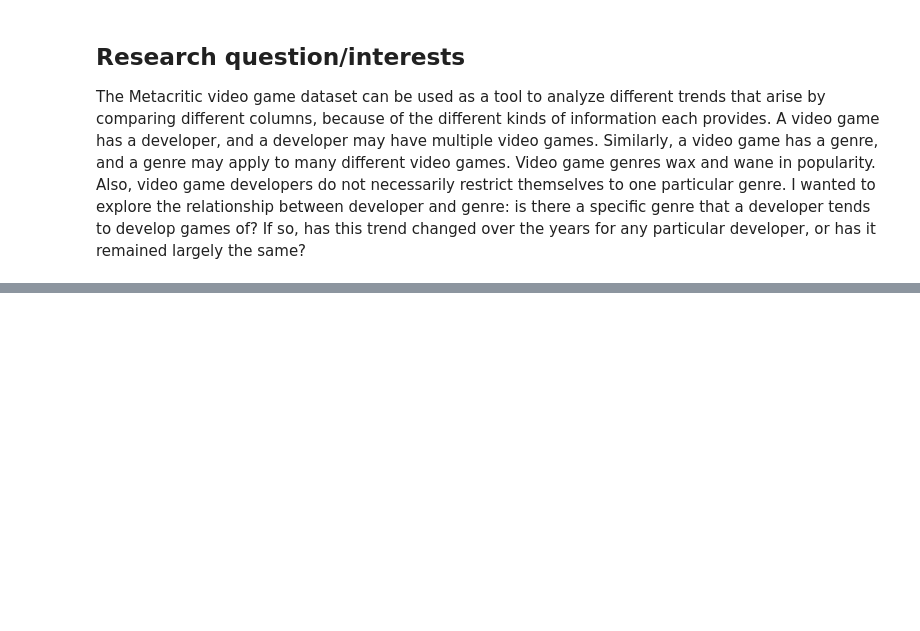
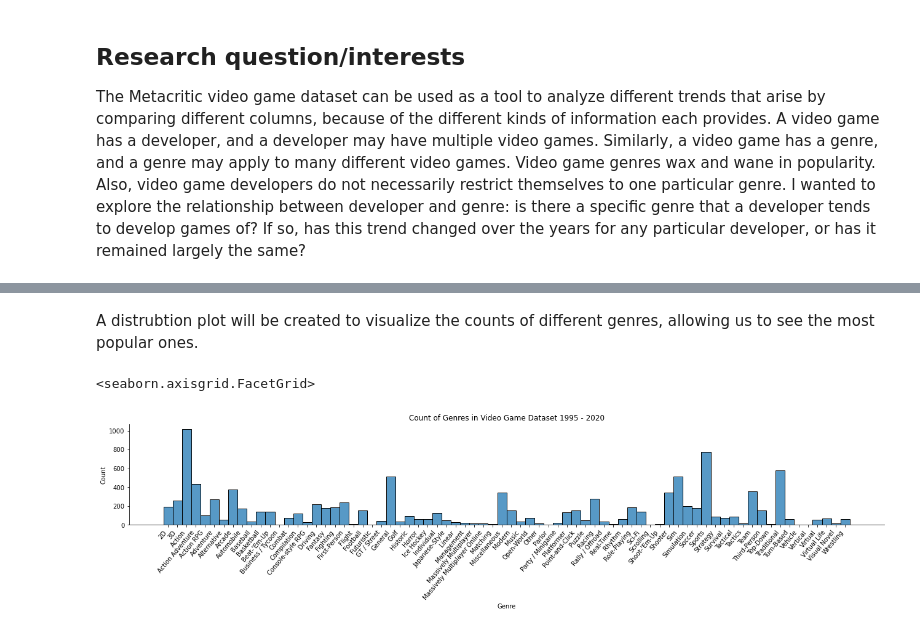
Before and after one commit to ubco-W2022T1-cosc301/project-group07, a Jupyter notebook: notebooks/analysis2.ipynb, the cells around one changed output, grey strips where cells are left out. Drawn from its saved outputs; the diff is of its cells as text; code cells hidden in the pictures; blank space fills up the shorter version.

Commit message:
Updated analysis2.ipynb and created project_functions2.py

```diff
--- a/notebooks/analysis2.ipynb
+++ b/notebooks/analysis2.ipynb
@@ -29,0 +138,5 @@ print(df)
+# %%
+import project_functions2 as pf2
+
+df = pf2.load_and_process(r"../data/processed/games-data-processed.csv")
+df.head(15)
@@ -29,0 +168,10 @@ print(df)
+# %%
+# selecting specific genres
+list_genres = df["Genre"].value_counts().iloc[:75].rename_axis("Genre").reset_index(name='count')
+df = df.loc[df["Genre"].isin(list_genres["Genre"])]
+
+# selecting specific developers
+list_devs = df["Developer"].value_counts().iloc[:30].rename_axis("Developer").reset_index(name='count')
+df = df.loc[df["Developer"].isin(list_devs["Developer"])]
+
+df.head(15)
@@ -29,0 +195,13 @@ print(df)
+# %% [markdown]
+A distrubtion plot will be created to visualize the counts of different genres, allowing us to see the most popular ones.
+# %%
+# sort genre alphabetically
+df = df.sort_values("Genre")
+
+# plot distribution of genres
+genre_plot = sns.displot(data=df, x=df["Genre"], height=3, aspect=6)
+genre_plot.set(xlabel="Genre", ylabel="Count", title="Count of Genres in Video Game Dataset 1995 - 2020")
+genre_plot.set_xticklabels(rotation=50, ha="right")
+# %% [output]
+<seaborn.axisgrid.FacetGrid>
+[figure, added]
```
Also changed, not shown: parts of 42 cells of this notebook, 2 other files.
